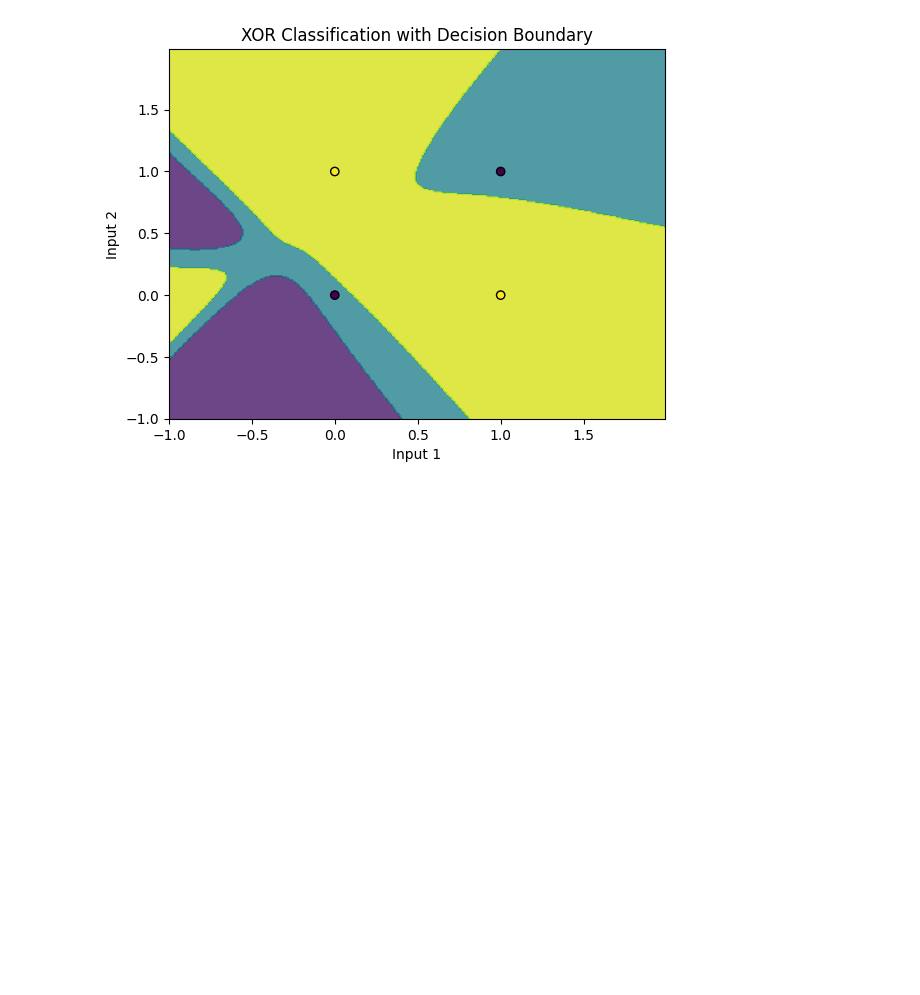
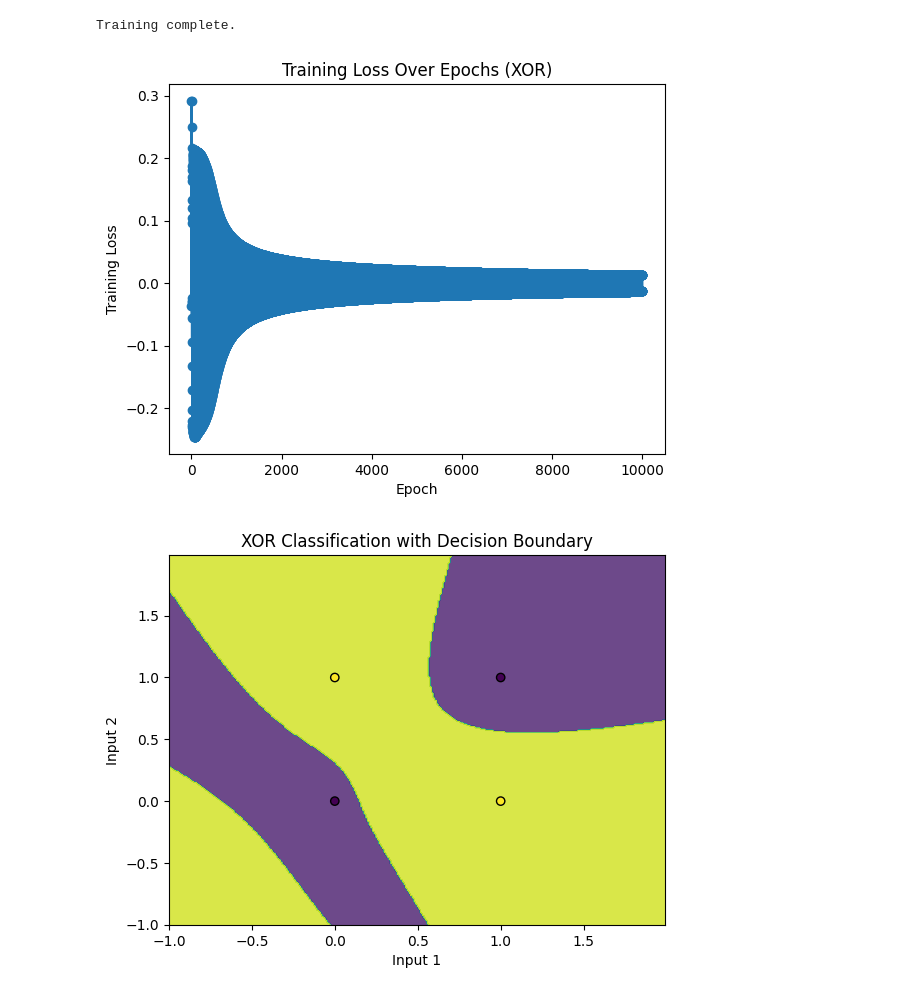
Before and after one commit to souparnomajumder/deep-net-microframework, a Jupyter notebook: Neural_Network.ipynb, the cells around one changed output. Saved outputs shown, nothing was run; the diff lists cells and outputs as text; code cells hidden in the pictures; blank space fills up the shorter version.

Commit message:
creating a training monitoring system to map the loss over the epochs

```diff
--- a/Neural_Network.ipynb
+++ b/Neural_Network.ipynb
@@ -1,6 +1,7 @@
 # %%
 from abc import ABC, abstractmethod
 import numpy as np
+from typing import List
 
 # Activation function interface
 class ActivationFunction(ABC):
@@ -123,38 +124,69 @@ class NeuralNetwork:
         for layer in self.layers:
             layer_input = layer.feedforward(layer_input)
         return layer_input
+
+# Training monitor class
+class TrainingMonitor:
+    def __init__(self):
+        self.loss_history: List[float] = []
+
+    def log_epoch(self, epoch: int, loss: float) -> None:
+        print(f"Epoch {epoch + 1}/{len(self.loss_history)} - Loss: {loss}")
+
+    def monitor_training(self, neural_network, input_data: np.ndarray, target_data: np.ndarray, epochs: int, learning_rate: float) -> None:
+        for epoch in range(epochs):
+            neural_network.train(input_data, target_data, 1, learning_rate)  # Train for one epoch
+            predicted_output = neural_network.predict(input_data)
+            loss = np.mean(neural_network.cost.derivative(target_data, predicted_output))
+            self.loss_history.append(loss)
+            # self.log_epoch(epoch, loss)
+
+        print("Training complete.")
 # %%
 import matplotlib.pyplot as plt
 
-# Training data
-input_data = np.array([[0, 0], [0, 1], [1, 0], [1, 1]])
-target_data = np.array([[0], [1], [1], [0]])
+# Training data for XOR
+input_data_xor = np.array([[0, 0], [0, 1], [1, 0], [1, 1]])
+target_data_xor = np.array([[0], [1], [1], [0]])
 
-# Creating and training the neural network
-nn = NeuralNetwork([
-        Layer(2, 5, Tanh()),
-        Layer(5, 5, Tanh()),
-        Layer(5, 1, Tanh()),
-    ], MeanSquared())
+# Creating and training the neural network for XOR
+nn_xor = NeuralNetwork([
+    Layer(2, 5, Tanh()),
+    Layer(5, 5, Tanh()),
+    Layer(5, 1, Tanh()),
+], MeanSquared())
 
-nn.train(input_data, target_data, epochs=10000, learning_rate=0.1)
+# Create a training monitor with loss history for XOR
+monitor_xor = TrainingMonitor()
 
-# Create a meshgrid of points
-h = 0.01
-x_min, x_max = input_data[:, 0].min() - 1, input_data[:, 0].max() + 1
-y_min, y_max = input_data[:, 1].min() - 1, input_data[:, 1].max() + 1
-xx, yy = np.meshgrid(np.arange(x_min, x_max, h), np.arange(y_min, y_max, h))
-grid = np.c_[xx.ravel(), yy.ravel()]
+# Train the neural network for XOR with monitoring
+monitor_xor.monitor_training(nn_xor, input_data_xor, target_data_xor, epochs=10000, learning_rate=0.1)
 
-# Predict the function value for the whole grid
-Z = np.round(nn.predict(grid)).reshape(xx.shape)
+# Plot the overall training loss for XOR
+plt.plot(range(1, len(monitor_xor.loss_history) + 1), monitor_xor.loss_history, marker='o')
+plt.xlabel('Epoch')
+plt.ylabel('Training Loss')
+plt.title('Training Loss Over Epochs (XOR)')
+plt.show()
 
-# Plot the contour and training examples
-plt.contourf(xx, yy, Z, alpha=0.8)
-plt.scatter(input_data[:, 0], input_data[:, 1], c=target_data.ravel(), edgecolors='k')
+# Create a meshgrid of points for XOR
+h_xor = 0.01
+x_min_xor, x_max_xor = input_data_xor[:, 0].min() - 1, input_data_xor[:, 0].max() + 1
+y_min_xor, y_max_xor = input_data_xor[:, 1].min() - 1, input_data_xor[:, 1].max() + 1
+xx_xor, yy_xor = np.meshgrid(np.arange(x_min_xor, x_max_xor, h_xor), np.arange(y_min_xor, y_max_xor, h_xor))
+grid_xor = np.c_[xx_xor.ravel(), yy_xor.ravel()]
+
+# Predict the function value for the whole grid for XOR
+Z_xor = np.round(nn_xor.predict(grid_xor)).reshape(xx_xor.shape)
+
+# Plot the contour and training examples for XOR
+plt.contourf(xx_xor, yy_xor, Z_xor, alpha=0.8)
+plt.scatter(input_data_xor[:, 0], input_data_xor[:, 1], c=target_data_xor.ravel(), edgecolors='k')
 plt.xlabel('Input 1')
 plt.ylabel('Input 2')
 plt.title('XOR Classification with Decision Boundary')
 plt.show()
 # %% [output]
+Training complete.
-[figure, old version]
+[figure, new version]
+[figure, added]
```
